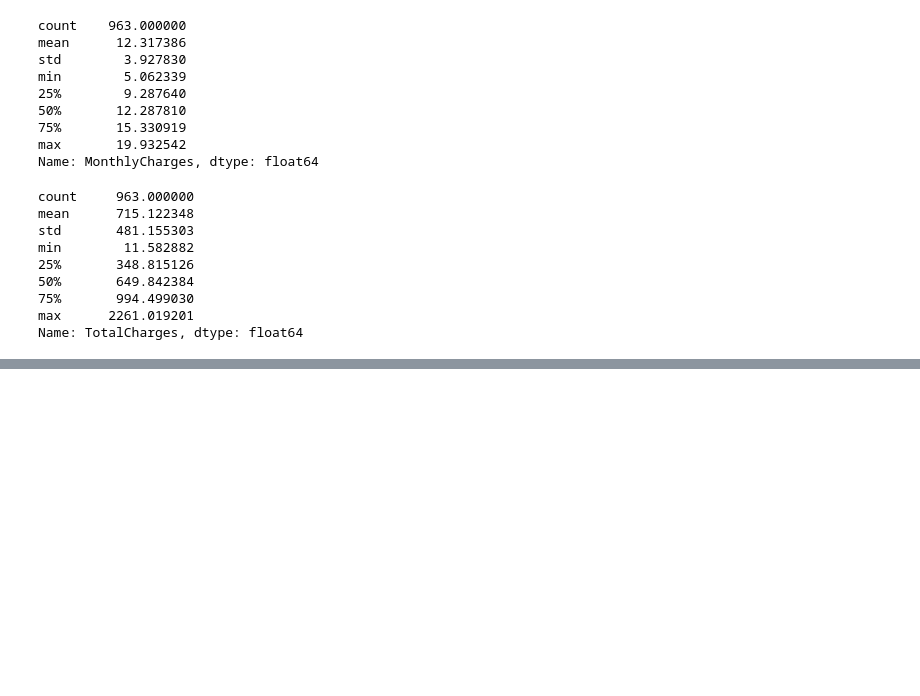
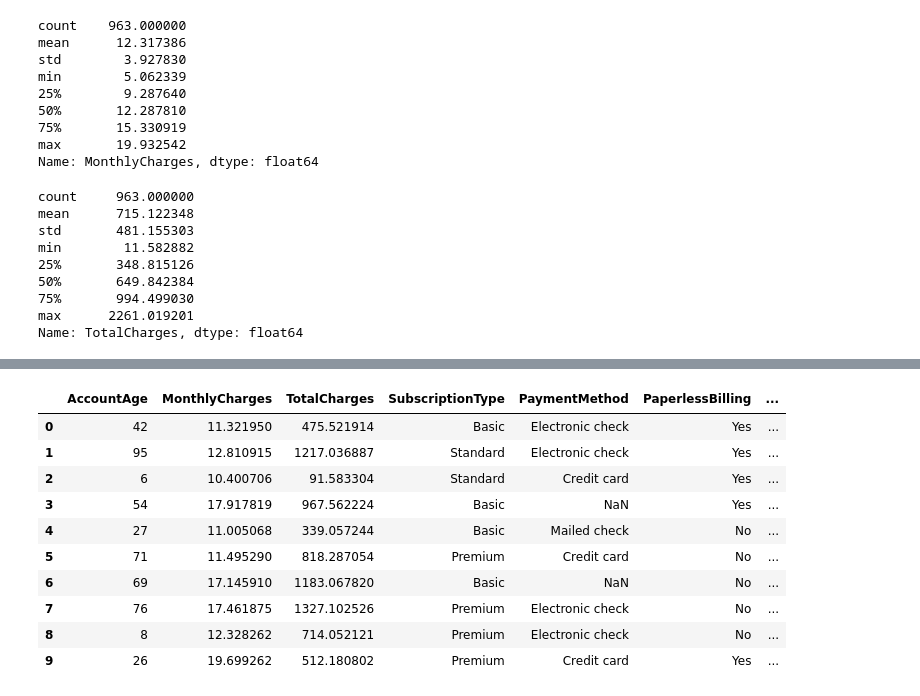
Before and after one commit to Rdorta08/ML_PowerBI, a Jupyter notebook: notebooks/01_Data_Cleaning.ipynb, the cells around one changed output, grey strips where cells are left out. Cells and saved outputs as stored; diff of their text form; code cells hidden in the pictures; blank space fills up the shorter version.

```diff
--- a/notebooks/01_Data_Cleaning.ipynb
+++ b/notebooks/01_Data_Cleaning.ipynb
@@ -391,0 +392,3 @@ Name: TotalCharges, dtype: float64
+# %%
+df_BI = pd.read_csv(r'C:\Users\LENOVO\Documents\GitHub\ML_PowerBI\data\processed\df_BI1.csv')
+df_BI.head()
@@ -394,0 +422,14 @@ df.to_csv(r'C:\Users\LENOVO\Documents\GitHub\ML_PowerBI\data\processed\df_imp.cs
+# %%
+df_BI.head(10)
+# %% [output]
+|  | AccountAge | MonthlyCharges | TotalCharges | SubscriptionType | PaymentMethod | PaperlessBilling | ... |
+| 0 | 42 | 11.321950 | 475.521914 | Basic | Electronic check | Yes | ... |
+| 1 | 95 | 12.810915 | 1217.036887 | Standard | Electronic check | Yes | ... |
+| 2 | 6 | 10.400706 | 91.583304 | Standard | Credit card | Yes | ... |
+| 3 | 54 | 17.917819 | 967.562224 | Basic | NaN | Yes | ... |
+| 4 | 27 | 11.005068 | 339.057244 | Basic | Mailed check | No | ... |
+| 5 | 71 | 11.495290 | 818.287054 | Premium | Credit card | No | ... |
+| 6 | 69 | 17.145910 | 1183.067820 | Basic | NaN | No | ... |
+| 7 | 76 | 17.461875 | 1327.102526 | Premium | Electronic check | No | ... |
+| 8 | 8 | 12.328262 | 714.052121 | Premium | Electronic check | No | ... |
+| 9 | 26 | 19.699262 | 512.180802 | Premium | Credit card | Yes | ... |
```
Also changed, not shown: parts of 16 cells of this notebook, 1 other file.
